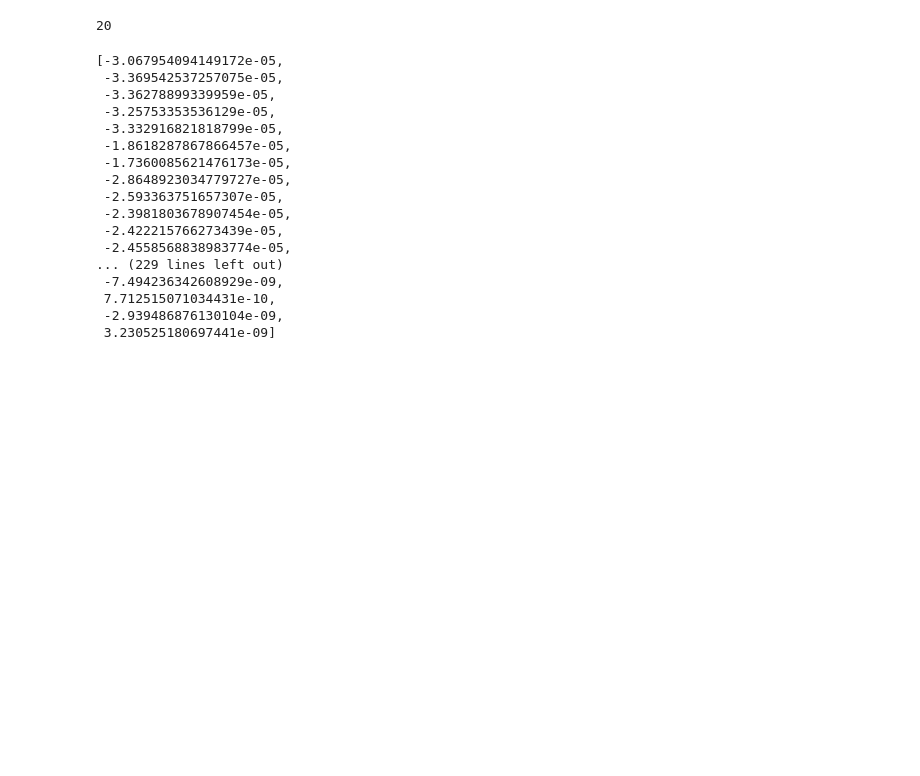
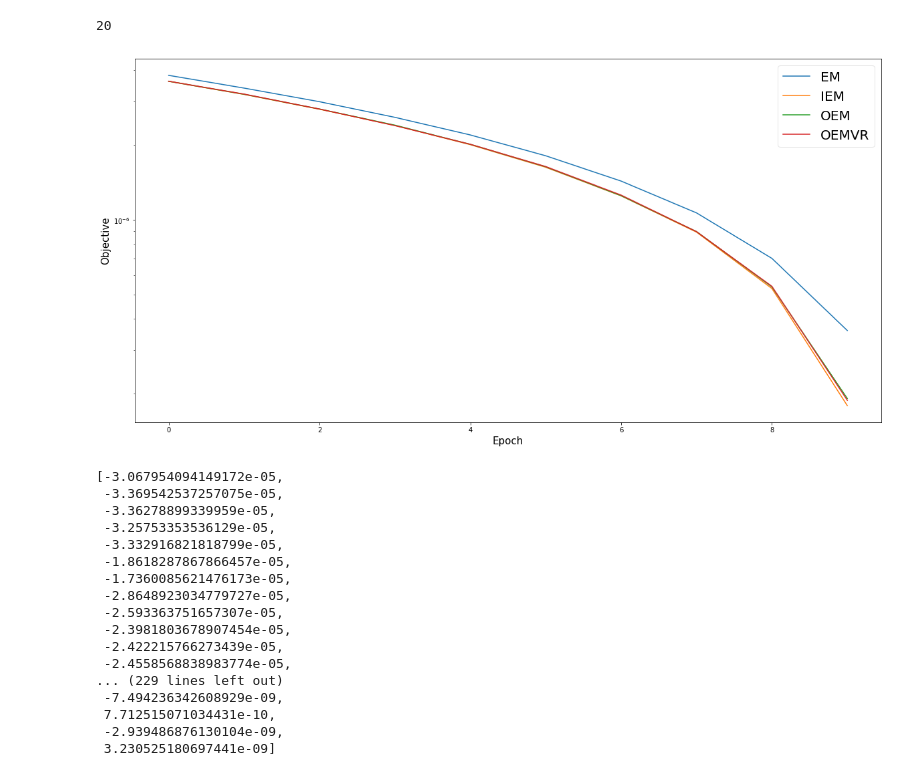
Before and after one commit to BelhalK/AccelerationTrainingAlgorithms, a Jupyter notebook: FastIEM/src/pLSA/Graphs.ipynb, the cells around one changed output. Cells and saved outputs as stored; diff of their text form; code cells hidden in the pictures; blank space fills up the shorter version.

```diff
--- a/FastIEM/src/pLSA/Graphs.ipynb
+++ b/FastIEM/src/pLSA/Graphs.ipynb
@@ -17,14 +17,14 @@ with open ('lossesVM/localoemvrloss', 'rb') as fp:
     oemvr = pickle.load(fp)
 # %%
 ### WARNING: files created with python2 must be read with python2
-with open ('lossesVM_More/localemloss', 'rb') as fp:
+with open ('losses/lossesVM_More/localemloss', 'rb') as fp:
     em = pickle.load(fp)
-with open ('lossesVM_More/localiemloss', 'rb') as fp:
+with open ('losses/lossesVM_More/localiemloss', 'rb') as fp:
+    oemvr = pickle.load(fp)
+with open ('losses/lossesVM_More/localoemloss', 'rb') as fp:
+    oem = pickle.load(fp)
+with open ('losses/lossesVM_More/localoemvrloss', 'rb') as fp:
     iem = pickle.load(fp)
-with open ('lossesVM_More/localoemloss', 'rb') as fp:
-    oem = pickle.load(fp)
-with open ('lossesVM_More/localoemvrloss', 'rb') as fp:
-    oemvr = pickle.load(fp)
 # %%
 ### WARNING: files created with python2 must be read with python2
 with open ('lossessmall/localemloss', 'rb') as fp:
@@ -47,6 +47,22 @@ len(em[30:50])
 20
 # %%
 start = 45
+# %%
+start = 280
+end = 290
+plt.figure(figsize=(20,10))
+plt.yscale('log')
+plt.plot(np.arange(len(em[start:end])), [-element+em[end] for element in em[start:end]], label='EM')
+plt.plot(np.arange(len(em[start:end])), [-element+em[end] for element in iem[start:end]], label='IEM')
+plt.plot(np.arange(len(em[start:end])), [-element+em[end] for element in oem[start:end]], label='OEM')
+plt.plot(np.arange(len(em[start:end])), [-element+em[end] for element in oemvr[start:end]], label='OEMVR')
+leg = plt.legend(fontsize=20,fancybox=True, loc='best')
+leg.get_frame().set_alpha(0.5)
+plt.xlabel('Epoch', fontsize=15)
+plt.ylabel('Objective', fontsize=15)
+plt.show()
+# %% [output]
+[figure, added]
 # %%
 from decimal import *
 getcontext().prec = 25
```
Also changed, not shown: 3 other files.
